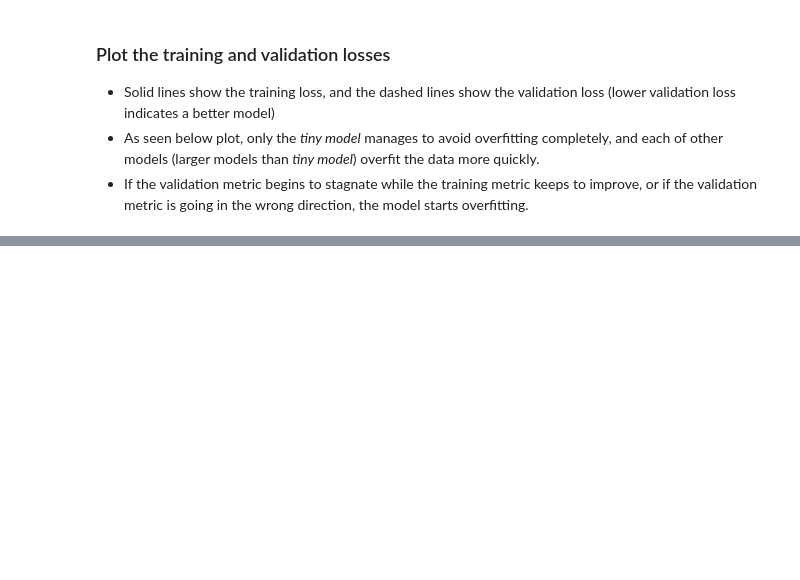
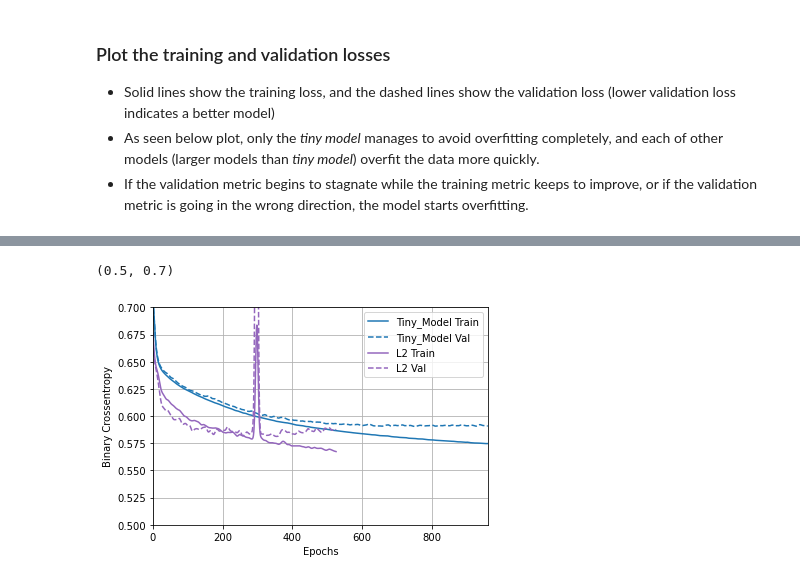
Before and after one commit to jhhan0/machine-learning, a Jupyter notebook: Tensorflow_Tutorials/tensorflow_keras_overfit_and_underfit.ipynb, the cells around one changed output, grey strips where cells are left out. Cells and saved outputs as stored; diff of their text form; code cells hidden in the pictures; blank space fills up the shorter version.

Commit message:
update tensorflow_keras_overfit_and_underfit tutorial - add topic: strategies to prevent overfitting

```diff
--- a/Tensorflow_Tutorials/tensorflow_keras_overfit_and_underfit.ipynb
+++ b/Tensorflow_Tutorials/tensorflow_keras_overfit_and_underfit.ipynb
@@ -243,0 +246,3 @@ plt.show()
+# %%
+regularizer_histories = {}
+regularizer_histories['tiny_model'] = size_histories['tiny_model']
@@ -243,0 +258,17 @@ plt.show()
+# %%
+l2_model = tf.keras.Sequential([
+    tf.keras.layers.Dense(512, activation='elu',
+                          kernel_regularizer=tf.keras.regularizers.l2(0.001), # pass tf.keras.regularizers as keyword arguments
+                          input_shape=(FEATURES,)),
+    tf.keras.layers.Dense(512, activation='elu',
+                          kernel_regularizer=tf.keras.regularizers.l2(0.001)),
+    tf.keras.layers.Dense(512, activation='elu',
+                          kernel_regularizer=tf.keras.regularizers.l2(0.001)),
+    tf.keras.layers.Dense(512, activation='elu',
+                          kernel_regularizer=tf.keras.regularizers.l2(0.001)),
+    tf.keras.layers.Dense(1),
+])
+
+# l2(0.001) means every coefficient in the weight matrix of the layer will add 0.001 * square(weight_coeff)
+
+regularizer_histories['l2'] = compile_and_fit(l2_model)
@@ -243,0 +293,6 @@ plt.show()
+# %%
+plotter.plot(regularizer_histories)
+plt.ylim([0.5, 0.7])
+# %% [output]
+(0.5, 0.7)
+[figure, added]
```
Also changed, not shown: parts of 18 cells of this notebook.
